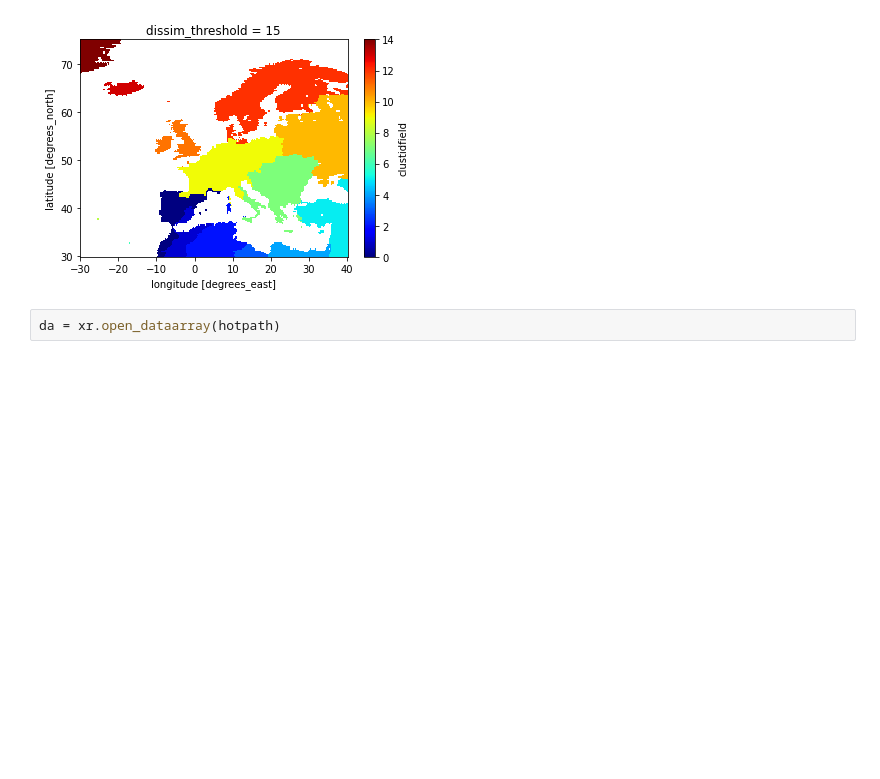
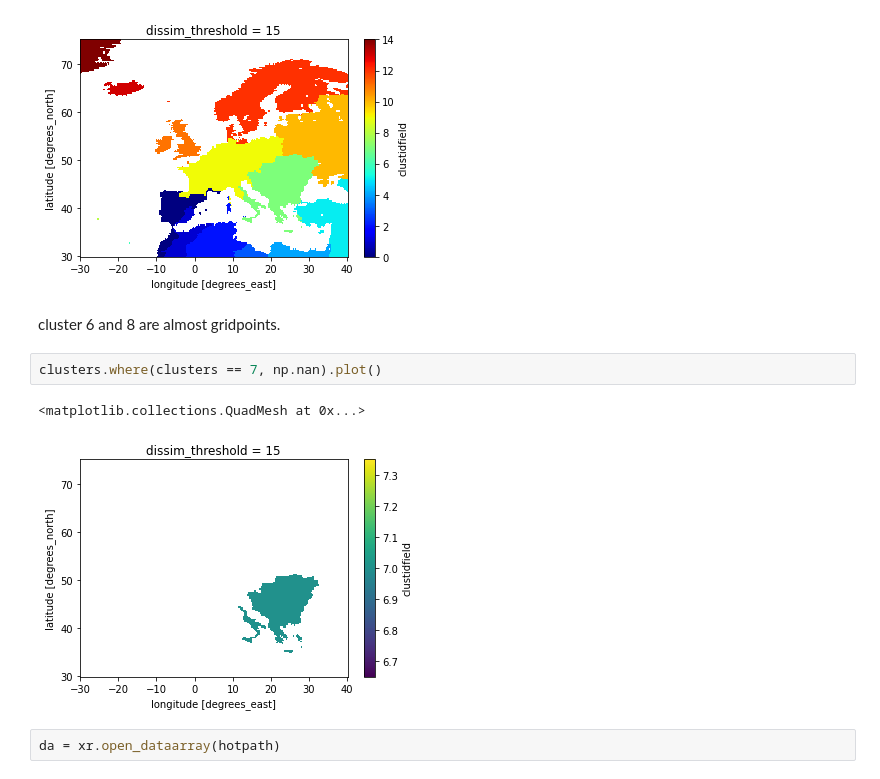
Before and after one commit to chiemvs/SubSeas, a Jupyter notebook: Check_hotdays.ipynb, the cells around one changed output. Cells and saved outputs as stored; diff of their text form; blank space fills up the shorter version.

```diff
--- a/Check_hotdays.ipynb
+++ b/Check_hotdays.ipynb
@@ -15,6 +18,13 @@ clusters.plot(cmap = 'jet')
 # %% [output]
 <matplotlib.collections.QuadMesh at 0x...>
 [figure]
+# %% [markdown]
+cluster 6 and 8 are almost gridpoints.
+# %%
+clusters.where(clusters == 7, np.nan).plot()
+# %% [output]
+<matplotlib.collections.QuadMesh at 0x...>
+[figure, added]
 # %%
 da = xr.open_dataarray(hotpath)
 # %%
```
Also changed, not shown: parts of 18 cells of this notebook, 5 other files.
